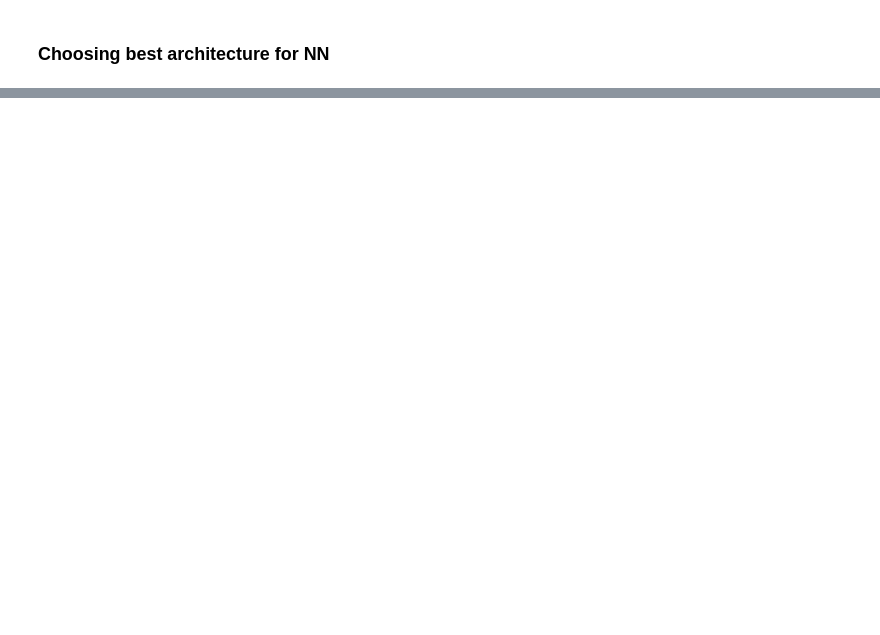
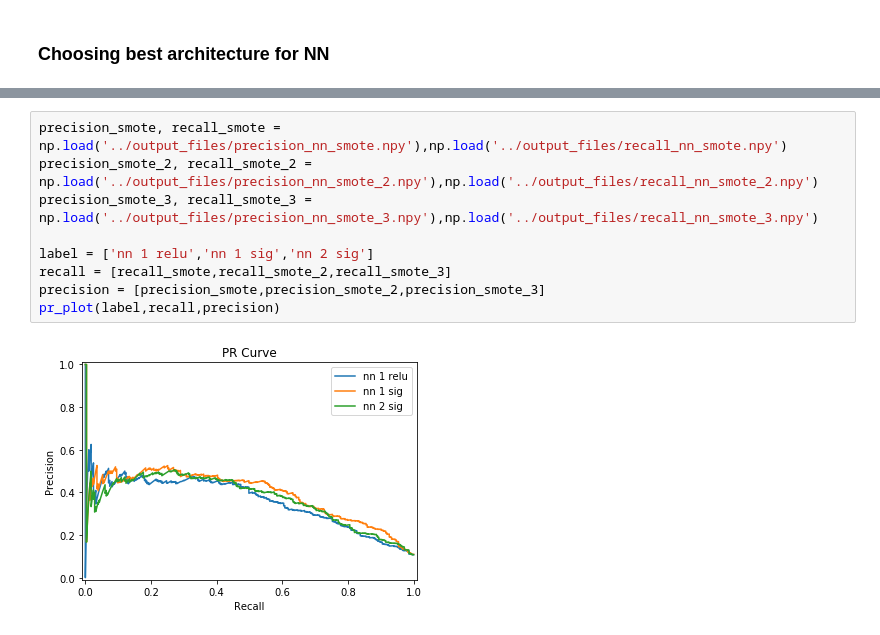
Before and after one commit to KoralleB/CA_Vehicle, a Jupyter notebook: notebook/Resample.ipynb, the cells around one changed output, grey strips where cells are left out. Drawn from its saved outputs; the diff is of its cells as text; blank space fills up the shorter version.

```diff
--- a/notebook/Resample.ipynb
+++ b/notebook/Resample.ipynb
@@ -275,0 +382,11 @@ The best resampling technique is SMOTE, since ....
+# %%
+precision_smote, recall_smote = np.load('../output_files/precision_nn_smote.npy'),np.load('../output_files/recall_nn_smote.npy')
+precision_smote_2, recall_smote_2 = np.load('../output_files/precision_nn_smote_2.npy'),np.load('../output_files/recall_nn_smote_2.npy')
+precision_smote_3, recall_smote_3 = np.load('../output_files/precision_nn_smote_3.npy'),np.load('../output_files/recall_nn_smote_3.npy')
+
+label = ['nn 1 relu','nn 1 sig','nn 2 sig']
+recall = [recall_smote,recall_smote_2,recall_smote_3]
+precision = [precision_smote,precision_smote_2,precision_smote_3]
+pr_plot(label,recall,precision)
+# %% [output]
+[figure, added]
```
Also changed, not shown: parts of 11 cells of this notebook, 55 other files.
